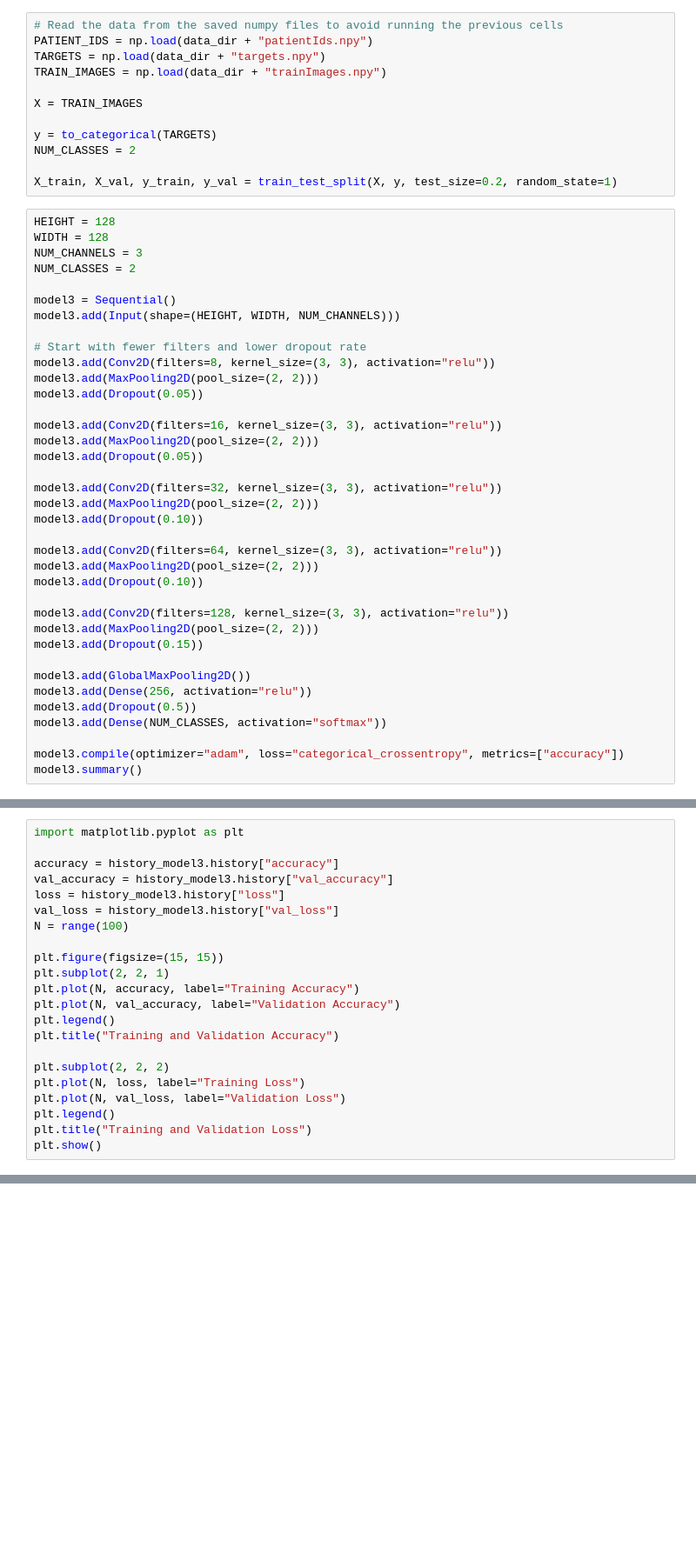
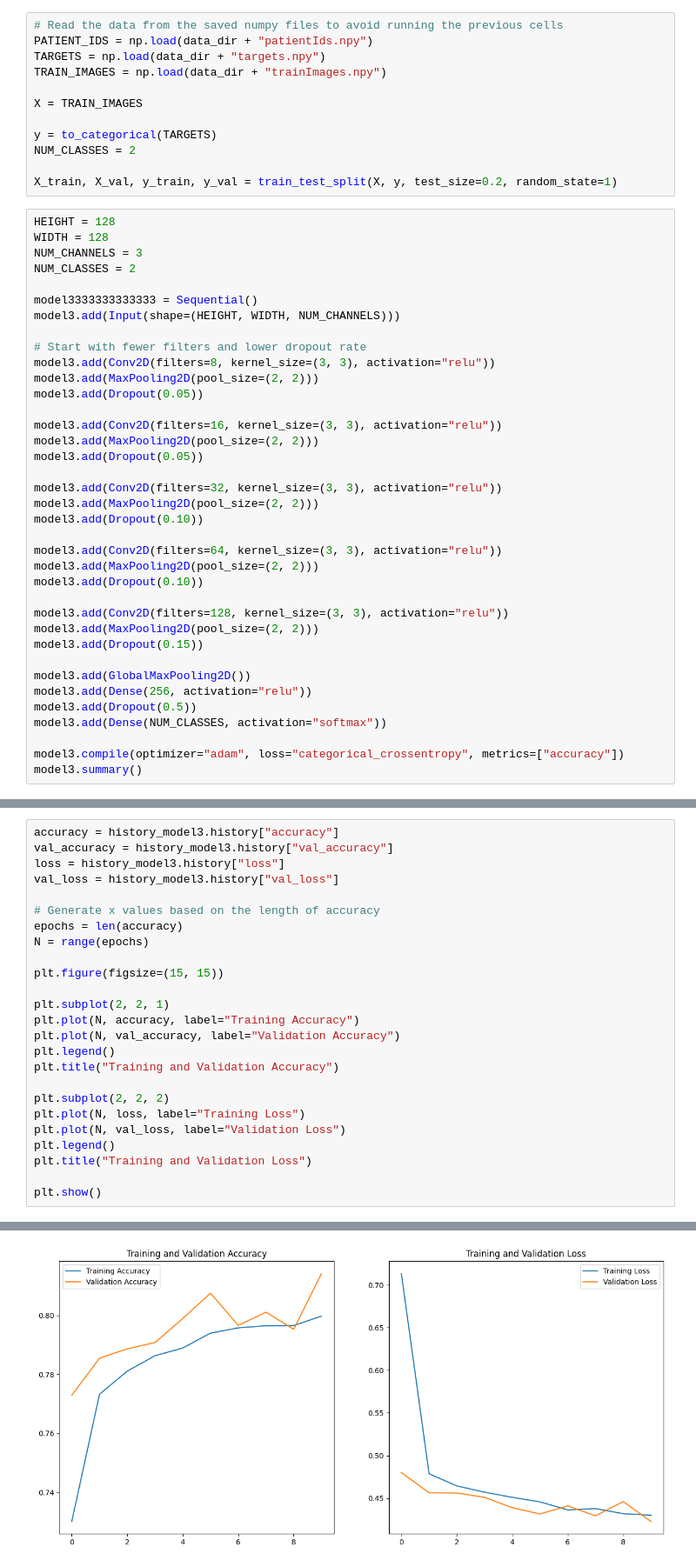
Before and after one commit to AIML-July-23-A-Capstone-G1-Team/Capstone-Project, a Jupyter notebook: M2_capstone.ipynb, the cells around one changed output, grey strips where cells are left out. Shown: that part at 87% size. Saved outputs shown, nothing was run; the diff lists cells and outputs as text; blank space fills up the shorter version.

```diff
--- a/M2_capstone.ipynb
+++ b/M2_capstone.ipynb
@@ -65,7 +66,7 @@ WIDTH = 128
 NUM_CHANNELS = 3
 NUM_CLASSES = 2
 
-model3 = Sequential()
+model3333333333333 = Sequential()
 model3.add(Input(shape=(HEIGHT, WIDTH, NUM_CHANNELS)))
 
 # Start with fewer filters and lower dropout rate
@@ -155,13 +156,15 @@ Epoch 10/10
 # %%
-import matplotlib.pyplot as plt
-
 accuracy = history_model3.history["accuracy"]
 val_accuracy = history_model3.history["val_accuracy"]
 loss = history_model3.history["loss"]
 val_loss = history_model3.history["val_loss"]
-N = range(100)
+
+# Generate x values based on the length of accuracy
+epochs = len(accuracy)
+N = range(epochs)
 
 plt.figure(figsize=(15, 15))
+
 plt.subplot(2, 2, 1)
 plt.plot(N, accuracy, label="Training Accuracy")
 plt.plot(N, val_accuracy, label="Validation Accuracy")
@@ -173,5 +176,6 @@ plt.plot(N, loss, label="Training Loss")
 plt.plot(N, val_loss, label="Validation Loss")
 plt.legend()
 plt.title("Training and Validation Loss")
+
 plt.show()
 # %% [output]
@@ -178,0 +182 @@ ImportError: DLL load failed while importing _imaging: The specified module coul
+[figure, added]
```
Also changed, not shown: parts of 13 cells of this notebook, 4 other files.
